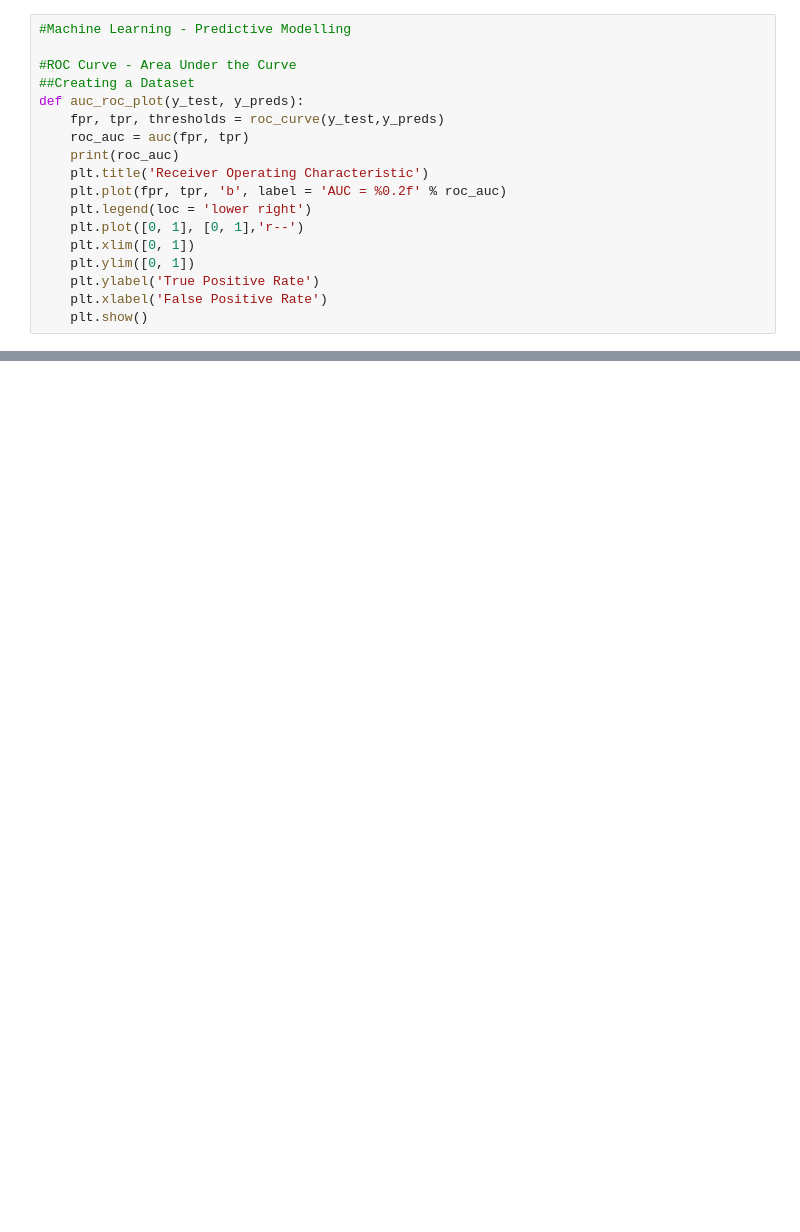
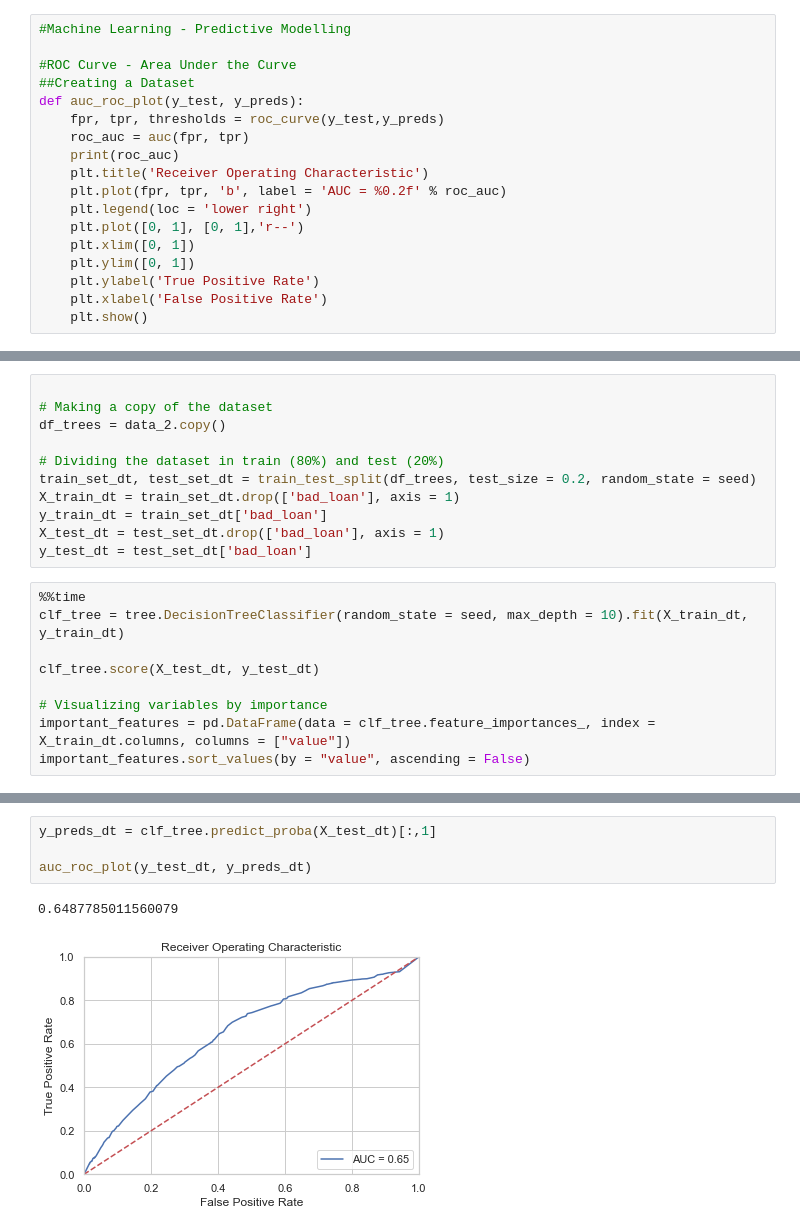
Before and after one commit to LiamO93/Data_Projects, a Jupyter notebook: Loan Default Project.ipynb, the cells around one changed output, grey strips where cells are left out. Drawn from its saved outputs; the diff is of its cells as text; blank space fills up the shorter version.

```diff
--- a/Loan Default Project.ipynb
+++ b/Loan Default Project.ipynb
@@ -603,0 +665,20 @@ NameError: name 'data_2' is not defined
+# %%
+
+# Making a copy of the dataset
+df_trees = data_2.copy()
+
+# Dividing the dataset in train (80%) and test (20%)
+train_set_dt, test_set_dt = train_test_split(df_trees, test_size = 0.2, random_state = seed)
+X_train_dt = train_set_dt.drop(['bad_loan'], axis = 1)
+y_train_dt = train_set_dt['bad_loan']
+X_test_dt = test_set_dt.drop(['bad_loan'], axis = 1)
+y_test_dt = test_set_dt['bad_loan']
+# %%
+%%time
+clf_tree = tree.DecisionTreeClassifier(random_state = seed, max_depth = 10).fit(X_train_dt, y_train_dt)
+
+clf_tree.score(X_test_dt, y_test_dt)
+
+# Visualizing variables by importance
+important_features = pd.DataFrame(data = clf_tree.feature_importances_, index = X_train_dt.columns, columns = ["value"])
+important_features.sort_values(by = "value", ascending = False)
@@ -603,0 +705,7 @@ NameError: name 'data_2' is not defined
+# %%
+y_preds_dt = clf_tree.predict_proba(X_test_dt)[:,1]
+
+auc_roc_plot(y_test_dt, y_preds_dt)
+# %% [output]
+0.6487785011560079
+[figure, added]
```
Also changed, not shown: parts of 23 cells of this notebook.
